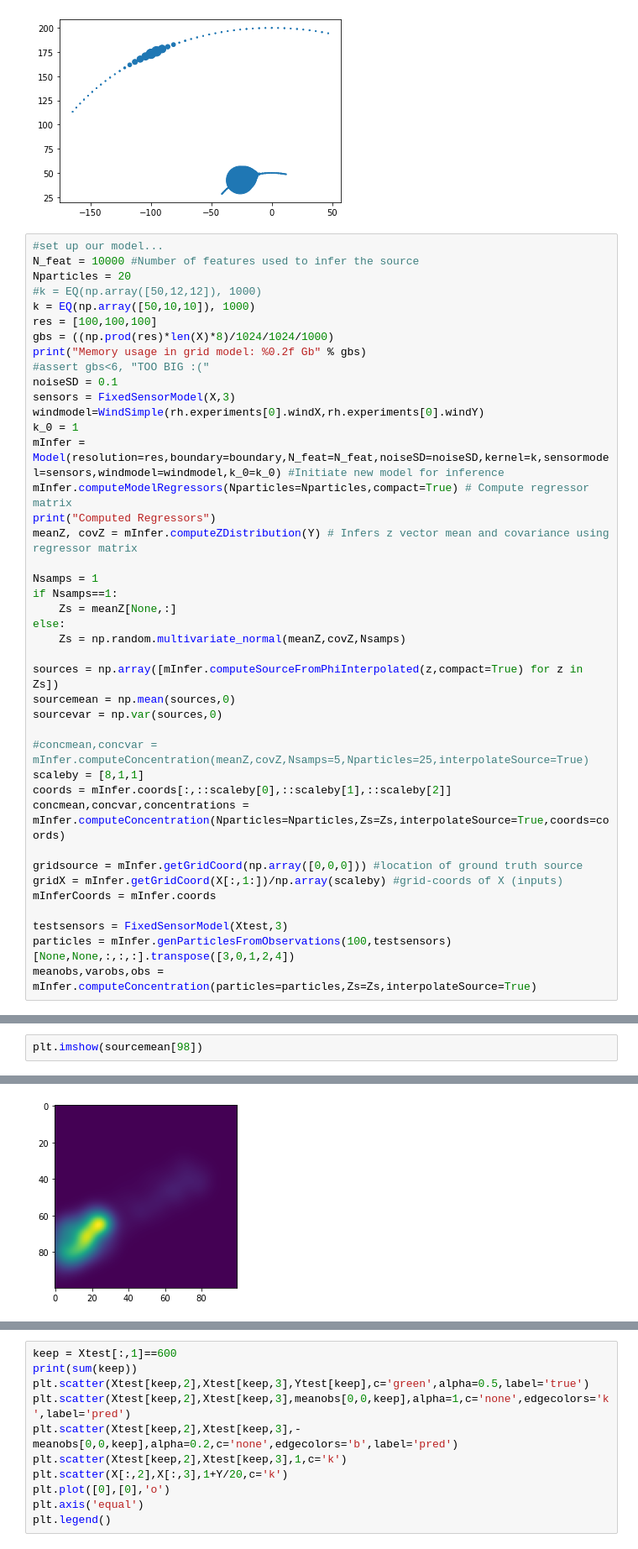
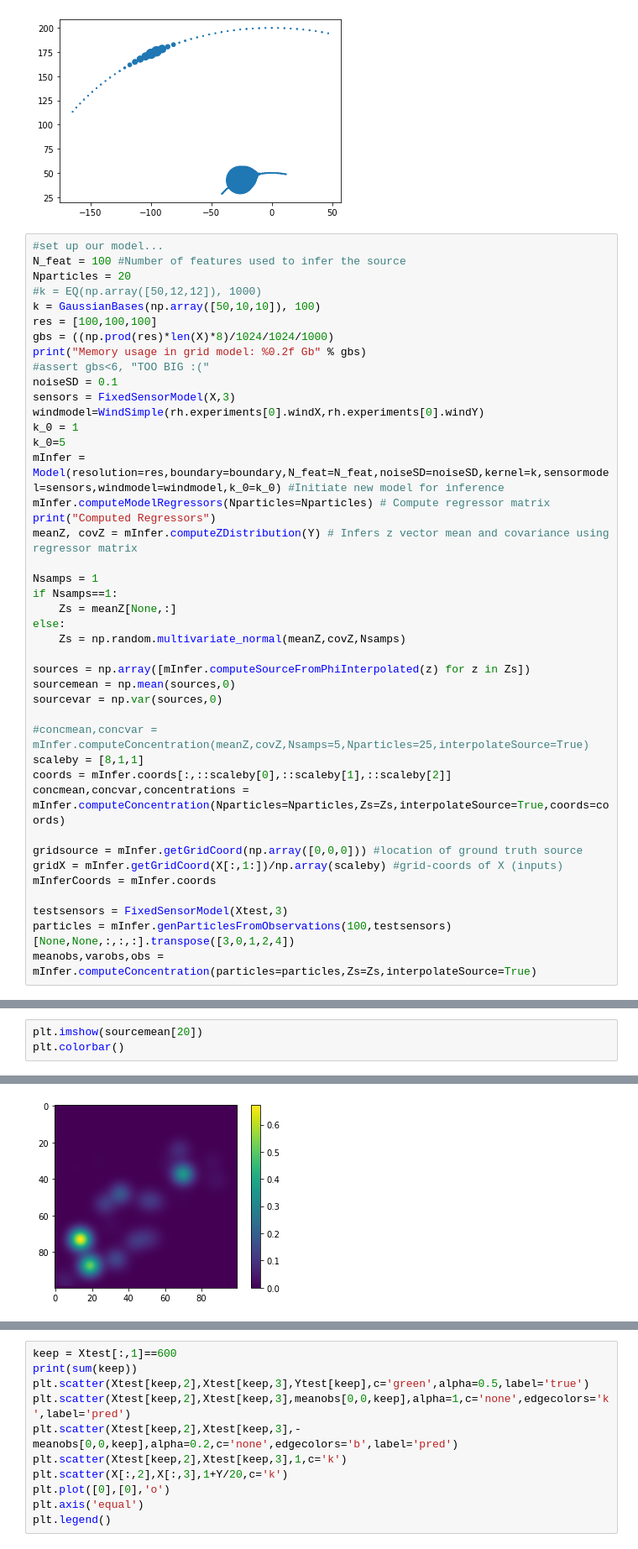
Before and after one commit to SheffieldML/advectionGPdatasets, a Jupyter notebook: juypter/Round Hill 2 example XVAL-Gaussian Bases.ipynb, the cells around one changed output, grey strips where cells are left out. Shown at 84% size. Drawn from its saved outputs; the diff is of its cells as text.

Commit message:
Added Gaussian Bases Example

```diff
--- a/juypter/Round Hill 2 example XVAL-Gaussian Bases.ipynb
+++ b/juypter/Round Hill 2 example XVAL-Gaussian Bases.ipynb
@@ -30,10 +30,10 @@ plt.scatter(X[:,2],X[:,3],Y+1)
 [figure]
 # %%
 #set up our model...
-N_feat = 10000 #Number of features used to infer the source
+N_feat = 100 #Number of features used to infer the source
 Nparticles = 20
 #k = EQ(np.array([50,12,12]), 1000)
-k = EQ(np.array([50,10,10]), 1000)
+k = GaussianBases(np.array([50,10,10]), 100)
 res = [100,100,100]
 gbs = ((np.prod(res)*len(X)*8)/1024/1024/1000)
 print("Memory usage in grid model: %0.2f Gb" % gbs)
@@ -42,8 +42,9 @@ noiseSD = 0.1
 sensors = FixedSensorModel(X,3)
 windmodel=WindSimple(rh.experiments[0].windX,rh.experiments[0].windY)
 k_0 = 1
+k_0=5
 mInfer = Model(resolution=res,boundary=boundary,N_feat=N_feat,noiseSD=noiseSD,kernel=k,sensormodel=sensors,windmodel=windmodel,k_0=k_0) #Initiate new model for inference
-mInfer.computeModelRegressors(Nparticles=Nparticles,compact=True) # Compute regressor matrix
+mInfer.computeModelRegressors(Nparticles=Nparticles) # Compute regressor matrix
 print("Computed Regressors")
 meanZ, covZ = mInfer.computeZDistribution(Y) # Infers z vector mean and covariance using regressor matrix
 
@@ -53,7 +54,7 @@ if Nsamps==1:
 else:
     Zs = np.random.multivariate_normal(meanZ,covZ,Nsamps)
 
-sources = np.array([mInfer.computeSourceFromPhiInterpolated(z,compact=True) for z in Zs])
+sources = np.array([mInfer.computeSourceFromPhiInterpolated(z) for z in Zs])
 sourcemean = np.mean(sources,0)
 sourcevar = np.var(sources,0)
 
@@ -88,5 +92,6 @@ Particle shape:
 Diffusing particles...
 92/100
 # %%
-plt.imshow(sourcemean[98])
+plt.imshow(sourcemean[20])
+plt.colorbar()
 # %% [output]
@@ -94,4 +99,4 @@ plt.imshow(sourcemean[98])
-[figure, old version]
+[figure, new version]
 # %%
 keep = Xtest[:,1]>=0
 preds = meanobs[0,0,:].copy()
```
Also changed, not shown: parts of 6 cells of this notebook.
